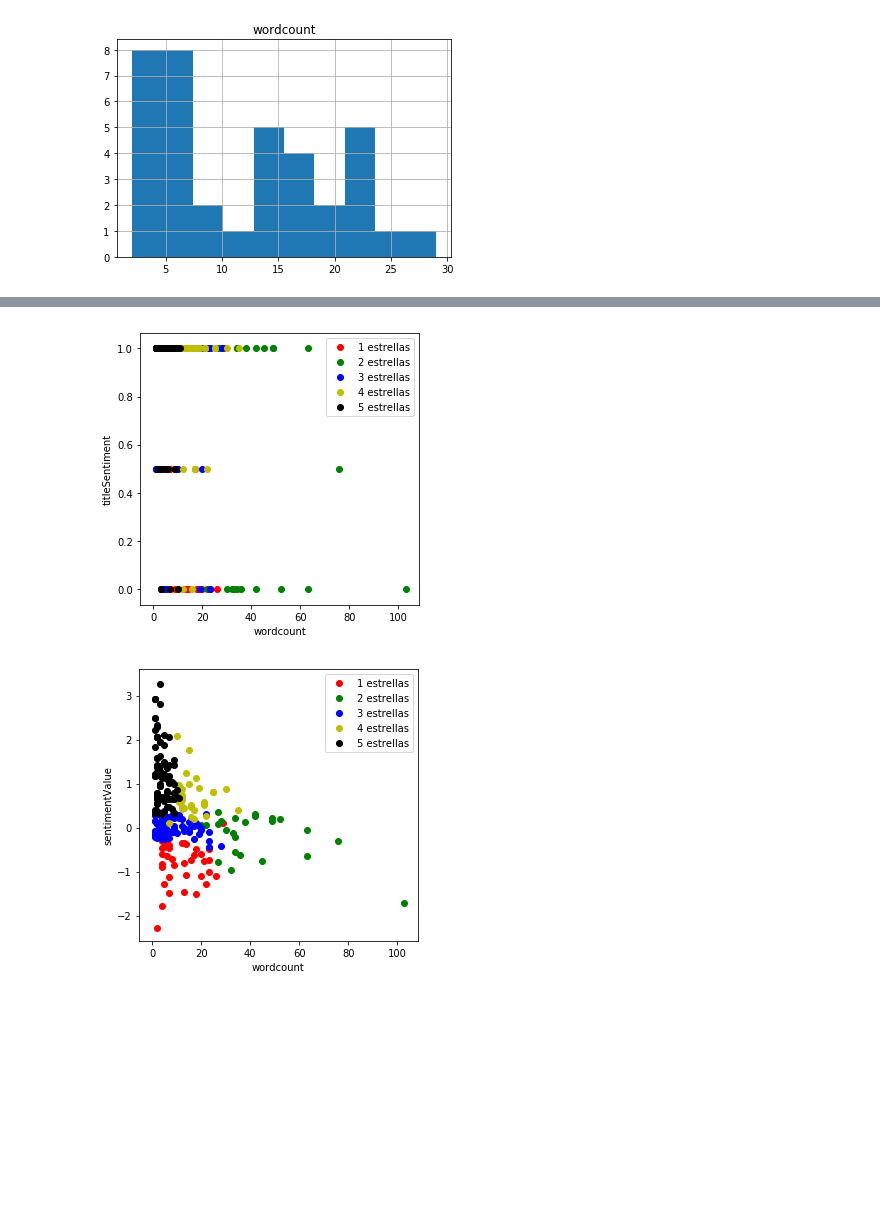
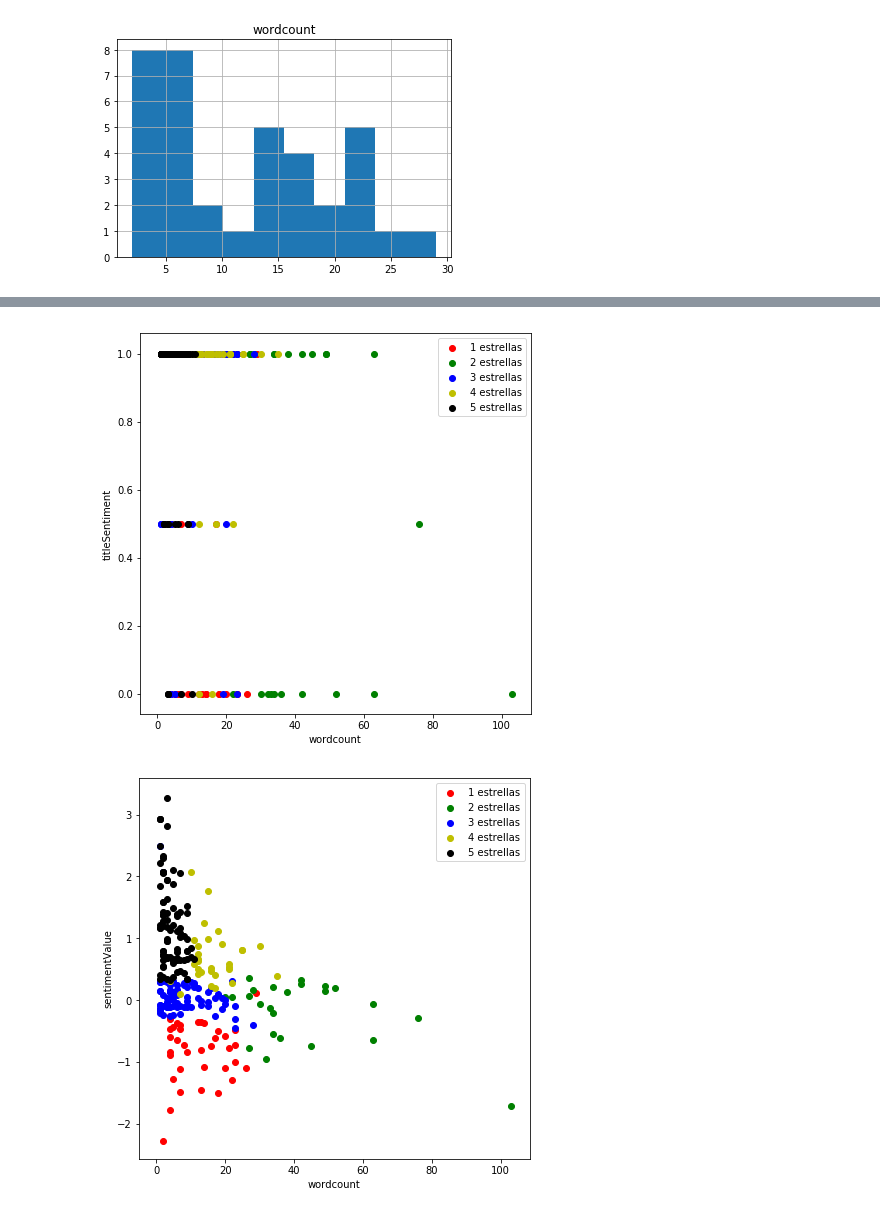
Before and after one commit to marcelolynch/machinelearning, a Jupyter notebook: tp2/KNN.ipynb, the cells around one changed output, grey strips where cells are left out. Cells and saved outputs as stored; diff of their text form; code cells hidden in the pictures; blank space fills up the shorter version.

```diff
--- a/tp2/KNN.ipynb
+++ b/tp2/KNN.ipynb
@@ -111,26 +111,26 @@ Accuracy 0.88462 | Precision 0.83333 | Recall 0.50000 | TP-rate 0.50000 | FP-rat
 # %%
 import matplotlib.pyplot as plt
 
 pairs = [
     ['wordcount', 'titleSentiment'],
     ['wordcount', 'sentimentValue'],
     ['titleSentiment', 'sentimentValue']
 ]
 
 for pair in pairs:
-    fig = plt.figure(figsize=(5,5))
+    fig = plt.figure(figsize=(7,7))
     ax = fig.add_subplot(111)
     for i, m, cl in [(1, 'o', 'red'), (2, 'o', 'g'), (3, 'o', 'b'), (4, 'o', 'y'), (5, 'o', 'k')]:
         filtered = dataframe[dataframe['Star Rating']==i]
         xy = filtered[pair].values.tolist()
         xs = [v[0] for v in xy]
         ys = [v[1] for v in xy]
         ax.scatter(xs, ys, c=cl, label = f'{i} estrellas')
         ax.legend(loc = 'best')
     ax.set_xlabel(pair[0])
     ax.set_ylabel(pair[1])
 
 plt.show()
 # %% [output]
-[figure, old version]
+[figure, new version]
-[figure, old version]
+[figure, new version]
```
Also changed, not shown: parts of 7 cells of this notebook.
